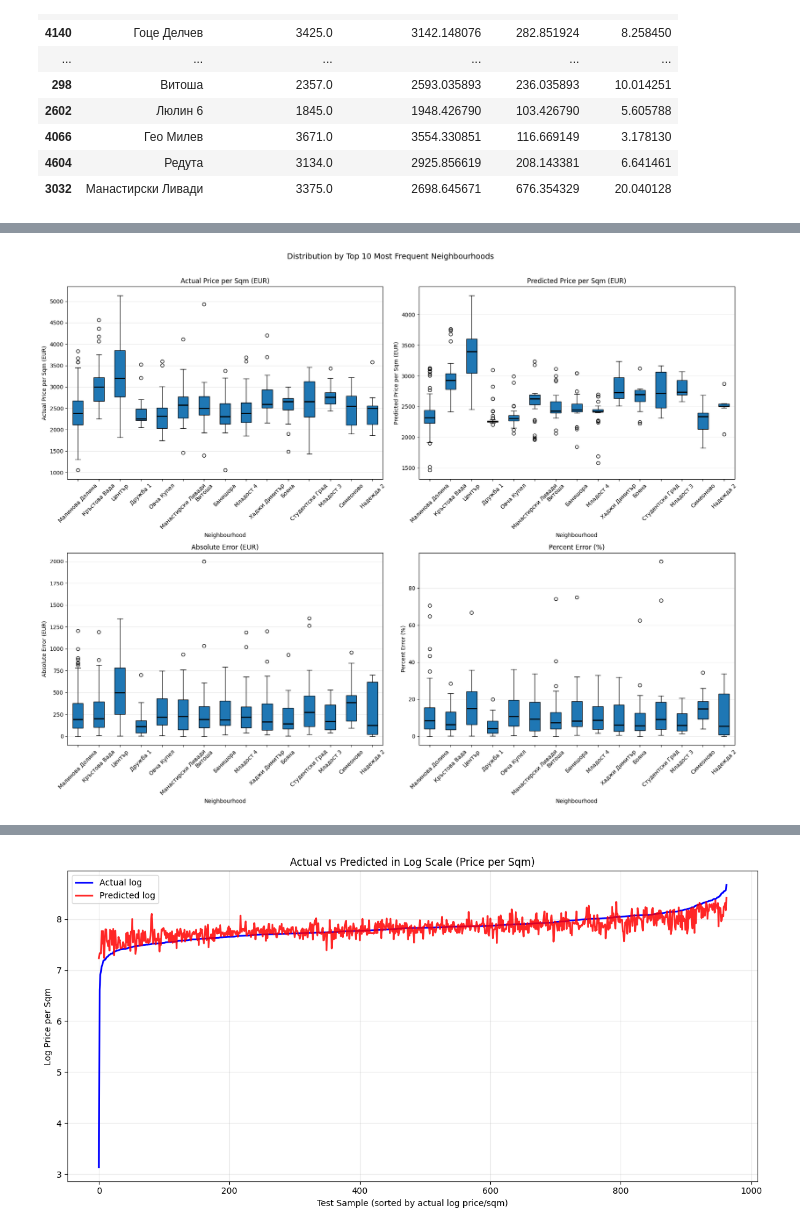
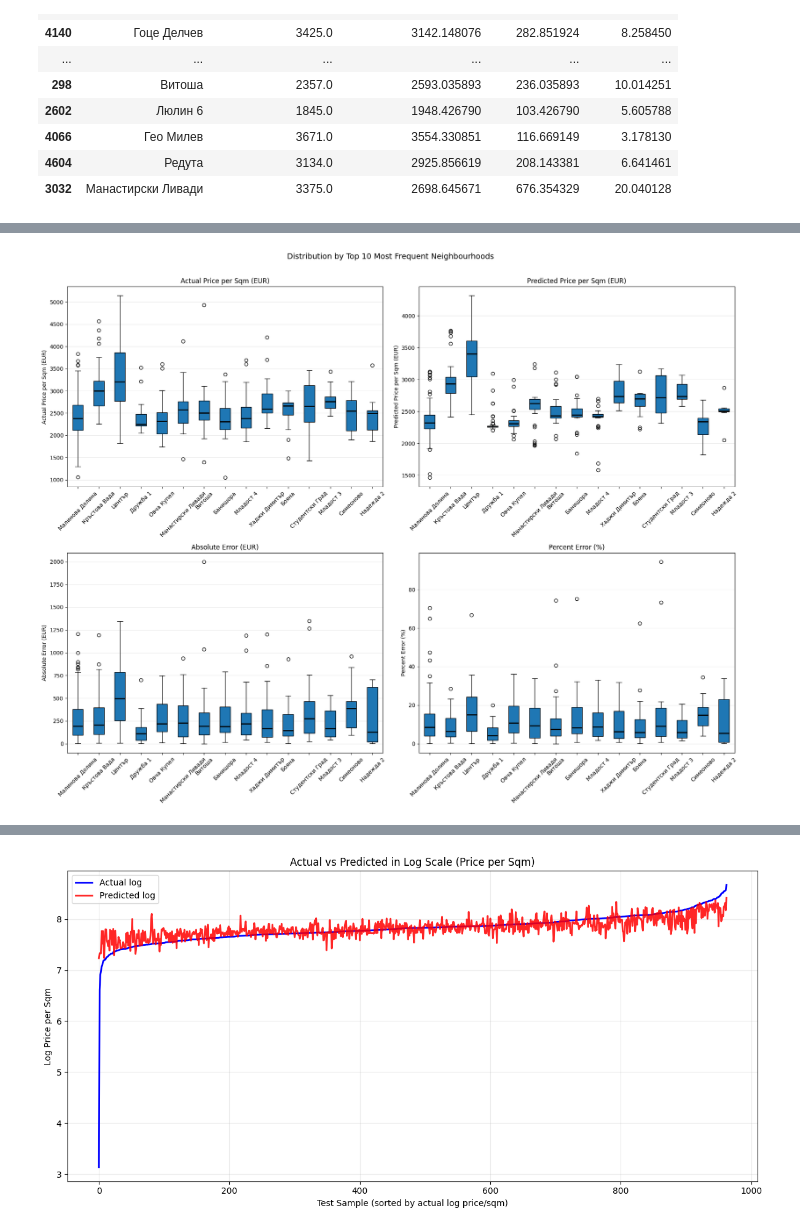
Before and after one commit to ssstoev/price-prediction-tool, a Jupyter notebook: backend/notebooks/04_errors_analysis.ipynb, the cells around one changed output, grey strips where cells are left out. Cells and saved outputs as stored; diff of their text form; code cells hidden in the pictures.

```diff
--- a/backend/notebooks/04_errors_analysis.ipynb
+++ b/backend/notebooks/04_errors_analysis.ipynb
@@ -131,37 +147,37 @@ top10_neighbourhoods = (
     errors_df_price_p_sqm["neighbourhood"]
     .value_counts()
     .head(15)
     .index.tolist()
 )
 plot_data = errors_df_price_p_sqm[errors_df_price_p_sqm["neighbourhood"].isin(top10_neighbourhoods)]
 
 metrics = [
     ("actual_price_p_sqm",    "Actual Price per Sqm (EUR)"),
     ("predicted_price_p_sqm", "Predicted Price per Sqm (EUR)"),
     ("absolute_error",        "Absolute Error (EUR)"),
     ("percent_error",         "Percent Error (%)"),
 ]
 
 fig, axes = plt.subplots(2, 2, figsize=(18, 14))
 
 for ax, (col, ylabel) in zip(axes.flat, metrics):
     groups = [
         plot_data.loc[plot_data["neighbourhood"] == n, col].values
         for n in top10_neighbourhoods
     ]
-    ax.boxplot(groups, labels=top10_neighbourhoods, patch_artist=True,
+    ax.boxplot(groups, tick_labels=top10_neighbourhoods, patch_artist=True,
                medianprops=dict(color="black", linewidth=2))
     ax.set_title(ylabel)
     ax.set_ylabel(ylabel)
-    ax.set_xlabel("Neighbourhood")
+    ax.set_xlabel("")
     ax.tick_params(axis="x", rotation=45)
     ax.grid(axis="y", alpha=0.3)
 
 plt.suptitle("Distribution by Top 10 Most Frequent Neighbourhoods", fontsize=14, y=1.01)
 plt.tight_layout()
-plt.show()
+plt.show();
 # %% [output]
-[figure, old version]
+[figure, new version]
 # %%
 import matplotlib.pyplot as plt
 
```
Also changed, not shown: parts of 9 cells of this notebook, 10 other files.
